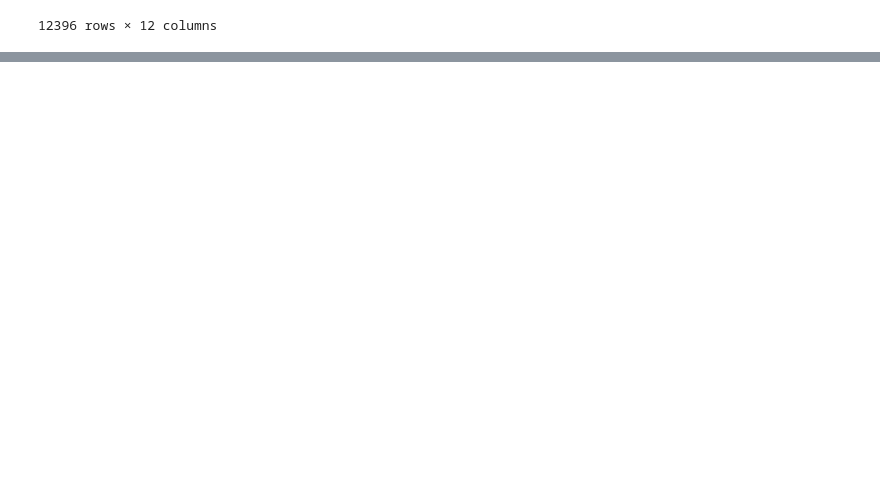
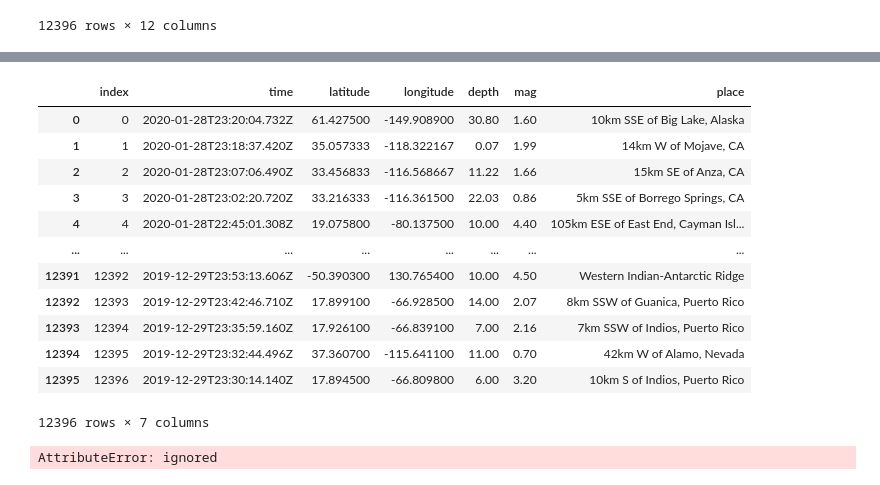
Before and after one commit to jacobpad/jacobpad.github.io, a Jupyter notebook: data/U1_Build_Week_Jacob_Padgett.ipynb, the cells around one changed output, grey strips where cells are left out. Cells and saved outputs as stored; diff of their text form; code cells hidden in the pictures; blank space fills up the shorter version.

```diff
--- a/data/U1_Build_Week_Jacob_Padgett.ipynb
+++ b/data/U1_Build_Week_Jacob_Padgett.ipynb
@@ -232,0 +336,4 @@ df
+# %%
+# Copy the main df for some remodeling
+df_copy1 = df.copy()
+df_copy1
@@ -232,0 +354,22 @@ df
+# %%
+df_copy1.drop(columns=['magType','status','rms','type','net'], inplace=True)
+df_copy1
+# %% [output]
+|  | index | time | latitude | longitude | depth | mag | place |
+| 0 | 0 | 2020-01-28T23:20:04.732Z | 61.427500 | -149.908900 | 30.80 | 1.60 | 10km SSE of Big Lake, Alaska |
+| 1 | 1 | 2020-01-28T23:18:37.420Z | 35.057333 | -118.322167 | 0.07 | 1.99 | 14km W of Mojave, CA |
+| 2 | 2 | 2020-01-28T23:07:06.490Z | 33.456833 | -116.568667 | 11.22 | 1.66 | 15km SE of Anza, CA |
+| 3 | 3 | 2020-01-28T23:02:20.720Z | 33.216333 | -116.361500 | 22.03 | 0.86 | 5km SSE of Borrego Springs, CA |
+| 4 | 4 | 2020-01-28T22:45:01.308Z | 19.075800 | -80.137500 | 10.00 | 4.40 | 105km ESE of East End, Cayman Isl... |
+| ... | ... | ... | ... | ... | ... | ... | ... |
+| 12391 | 12392 | 2019-12-29T23:53:13.606Z | -50.390300 | 130.765400 | 10.00 | 4.50 | Western Indian-Antarctic Ridge |
+| 12392 | 12393 | 2019-12-29T23:42:46.710Z | 17.899100 | -66.928500 | 14.00 | 2.07 | 8km SSW of Guanica, Puerto Rico |
+| 12393 | 12394 | 2019-12-29T23:35:59.160Z | 17.926100 | -66.839100 | 7.00 | 2.16 | 7km SSW of Indios, Puerto Rico |
+| 12394 | 12395 | 2019-12-29T23:32:44.496Z | 37.360700 | -115.641100 | 11.00 | 0.70 | 42km W of Alamo, Nevada |
+| 12395 | 12396 | 2019-12-29T23:30:14.140Z | 17.894500 | -66.809800 | 6.00 | 3.20 | 10km S of Indios, Puerto Rico |
+12396 rows × 7 columns
+# %%
+place_mag_df = place_df.concat(mag_df)
+place_mag_df
+# %% [output]
+AttributeError: ignored
```
Also changed, not shown: parts of 5 cells of this notebook.
